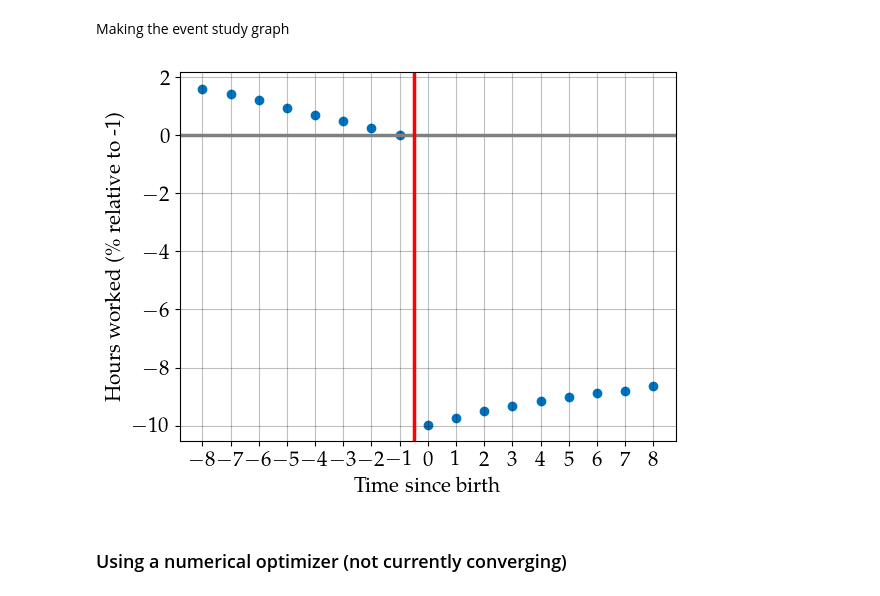
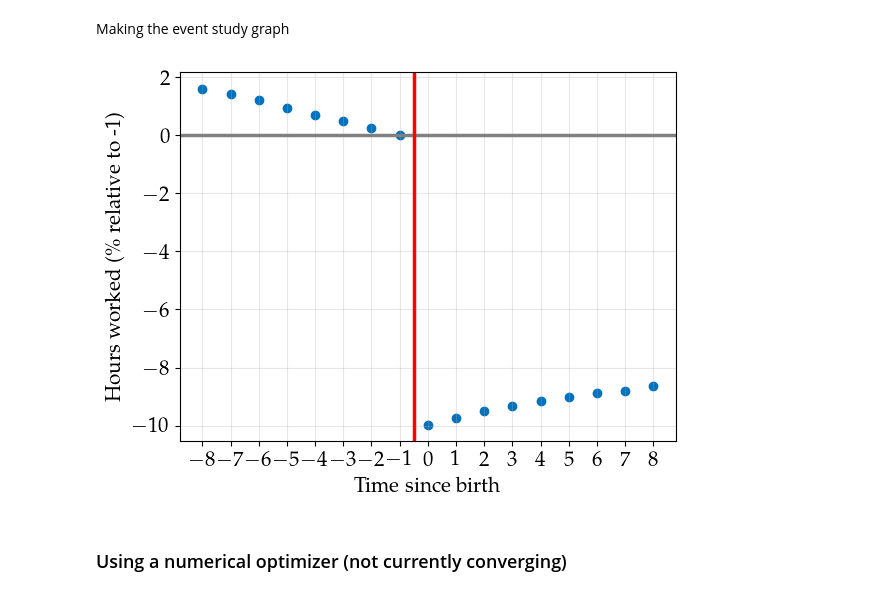
Before and after one commit to thom364e/HouseholdBehaviorCourse, a Jupyter notebook: Assignments/01/nb_assignment_1.ipynb, the cells around one changed output. Drawn from its saved outputs; the diff is of its cells as text; code cells hidden in the pictures.

```diff
--- a/Assignments/01/nb_assignment_1.ipynb
+++ b/Assignments/01/nb_assignment_1.ipynb
@@ -17,12 +17,15 @@ from mpl_toolkits import mplot3d
 import os
 
 # load local files for the model and plotting
+from DynLaborFertModel_old import DynLaborFertModelClass_old
 from DynLaborFertModel import DynLaborFertModelClass
 import plots
 
 # setting up the plots
 plt.rcParams.update({'font.size': 15})
 plt.rcParams['lines.linewidth'] = 2.5
+plt.rcParams['axes.grid'] = True
+plt.rcParams['grid.alpha'] = 0.3
 font = {'family': 'serif', 'serif': ['Palatino'], 'size': 15}
 plt.rc('font', **font)
 plt.rc('text', usetex=True)
@@ -91,16 +94,17 @@ event_hours_percent = 100*(event_hours/event_hours[event_grid==-1] - 1)
 # %%
 fig, ax = plt.subplots()
 ax.scatter(event_grid,event_hours_percent)
 ax.axhline(y=0,color='gray')
 ax.axvline(x=-0.5,color='red')
+ax.grid(True, alpha = 0.3)
 ax.set(xlabel='Time since birth',ylabel=f'Hours worked (\% relative to -1)',xticks=event_grid);
 
 save = False
 if save:
     figure_path = "figs"
     fig.savefig(os.path.join(figure_path, 'event_study_graph.pdf'), dpi=1000, bbox_inches='tight', transparent=True)
 # %% [output]
-[figure, old version]
+[figure, new version]
 # %% [markdown]
 ### Using a numerical optimizer (not currently converging)
 # %%
```
Also changed, not shown: parts of 7 cells of this notebook, 2 other files.
